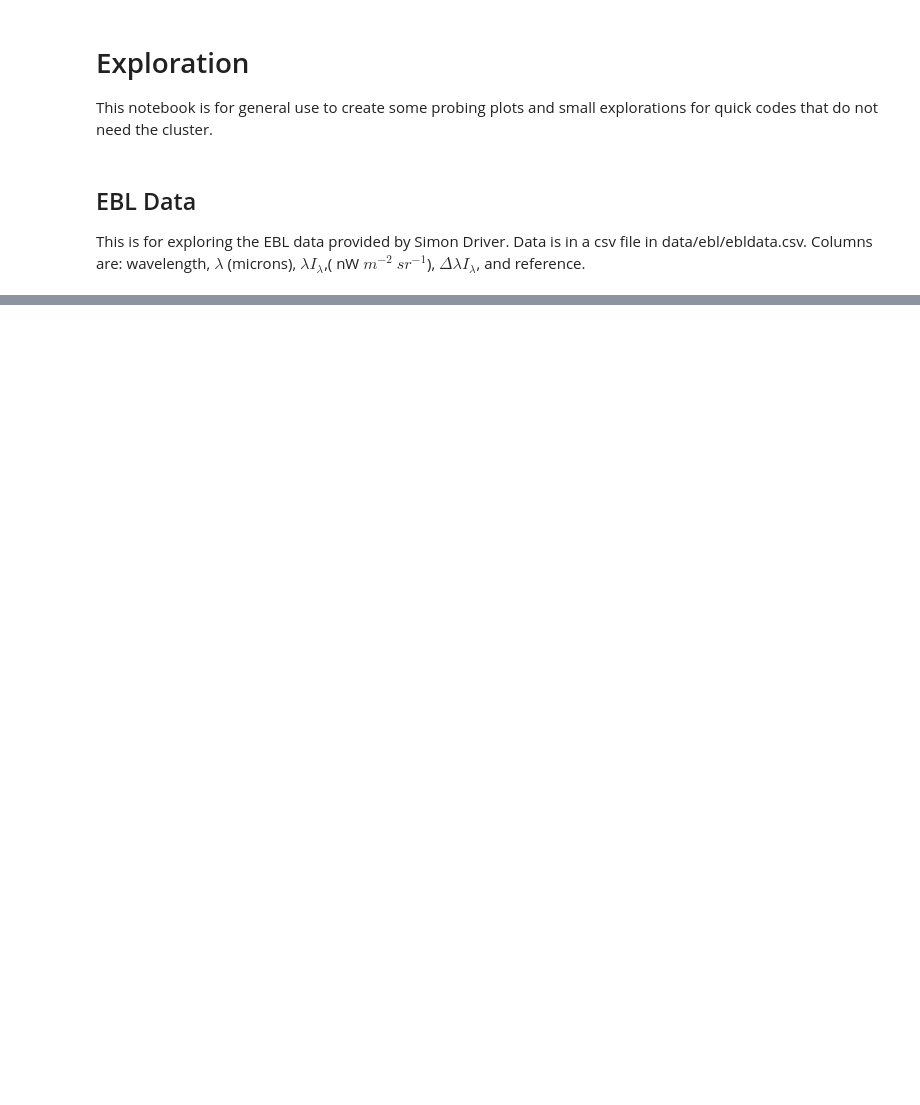
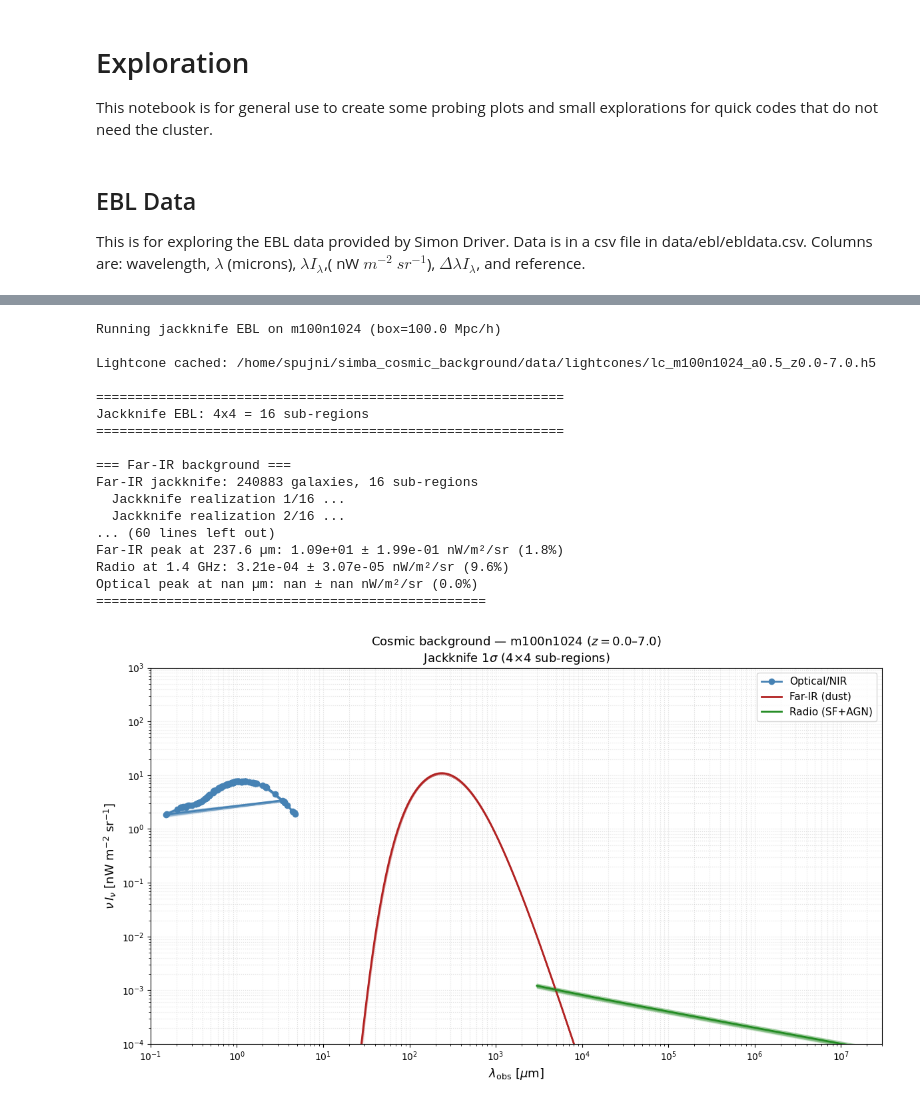
Before and after one commit to siddhantpujni/simba_cosmic_background, a Jupyter notebook: notebooks/exploration.ipynb, the cells around one changed output, grey strips where cells are left out. Saved outputs shown, nothing was run; the diff lists cells and outputs as text; code cells hidden in the pictures; blank space fills up the shorter version.

Commit message:
new jackknife code (WIP) and temp diagnostic plots

```diff
--- a/notebooks/exploration.ipynb
+++ b/notebooks/exploration.ipynb
@@ -104,0 +76,27 @@ dict_keys(['lam_AA', 'I_nu', 'nuInu_nW', 'I_nu_nodust', 'nuInu_nodust_nW'])
+# %%
+from scripts.jackknife_lightcone import run_jackknife_ebl, print_jackknife_summary
+
+results = run_jackknife_ebl("m100n1024", area=0.5)
+print_jackknife_summary(results)
+
+# Access errors:
+fir_err = results["farIR"]["nuInu_err_nW"]  # 1-sigma errors
+# %% [output]
+Running jackknife EBL on m100n1024 (box=100.0 Mpc/h)
+
+Lightcone cached: /home/spujni/simba_cosmic_background/data/lightcones/lc_m100n1024_a0.5_z0.0-7.0.h5
+
+============================================================
+Jackknife EBL: 4x4 = 16 sub-regions
+============================================================
+
+=== Far-IR background ===
+Far-IR jackknife: 240883 galaxies, 16 sub-regions
+  Jackknife realization 1/16 ...
+  Jackknife realization 2/16 ...
+... (60 lines left out)
+Far-IR peak at 237.6 µm: 1.09e+01 ± 1.99e-01 nW/m²/sr (1.8%)
+Radio at 1.4 GHz: 3.21e-04 ± 3.07e-05 nW/m²/sr (9.6%)
+Optical peak at nan µm: nan ± nan nW/m²/sr (0.0%)
+==================================================
+[figure, added]
```
Also changed, not shown: parts of 3 cells of this notebook, 9 other files.
